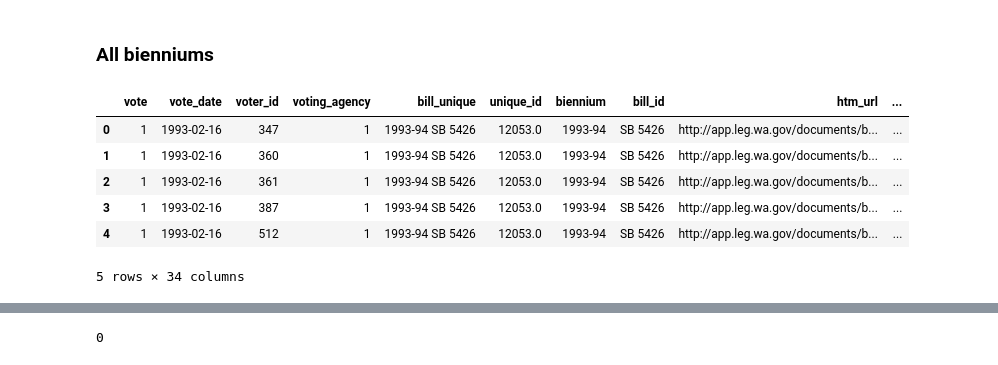
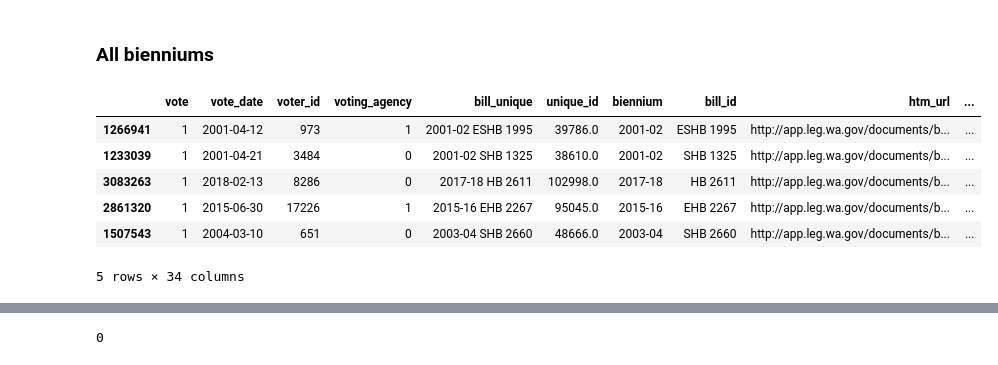
Before and after one commit to ekarboski/washington_state_legislation, a Jupyter notebook: modeling/Baseline_model.ipynb, the cells around one changed output, grey strips where cells are left out. Drawn from its saved outputs; the diff is of its cells as text; code cells hidden in the pictures.

```diff
--- a/modeling/Baseline_model.ipynb
+++ b/modeling/Baseline_model.ipynb
@@ -151,16 +157,16 @@ clean.head()
 # %% [markdown]
 ### All bienniums
 # %%
-sample = clean#.sample(n=300000)
+sample = clean.sample(n=500000)
 sample = sample[sample['vote'] <= 1]
 sample.head()
 # %% [output]
 |  | vote | vote_date | voter_id | voting_agency | bill_unique | unique_id | biennium | bill_id | htm_url | ... |
-| 0 | 1 | 1993-02-16 | 347 | 1 | 1993-94 SB 5426 | 12053.0 | 1993-94 | SB 5426 | http://app.leg.wa.gov/documents/b... | ... |
-| 1 | 1 | 1993-02-16 | 360 | 1 | 1993-94 SB 5426 | 12053.0 | 1993-94 | SB 5426 | http://app.leg.wa.gov/documents/b... | ... |
-| 2 | 1 | 1993-02-16 | 361 | 1 | 1993-94 SB 5426 | 12053.0 | 1993-94 | SB 5426 | http://app.leg.wa.gov/documents/b... | ... |
-| 3 | 1 | 1993-02-16 | 387 | 1 | 1993-94 SB 5426 | 12053.0 | 1993-94 | SB 5426 | http://app.leg.wa.gov/documents/b... | ... |
-| 4 | 1 | 1993-02-16 | 512 | 1 | 1993-94 SB 5426 | 12053.0 | 1993-94 | SB 5426 | http://app.leg.wa.gov/documents/b... | ... |
+| 1266941 | 1 | 2001-04-12 | 973 | 1 | 2001-02 ESHB 1995 | 39786.0 | 2001-02 | ESHB 1995 | http://app.leg.wa.gov/documents/b... | ... |
+| 1233039 | 1 | 2001-04-21 | 3484 | 0 | 2001-02 SHB 1325 | 38610.0 | 2001-02 | SHB 1325 | http://app.leg.wa.gov/documents/b... | ... |
+| 3083263 | 1 | 2018-02-13 | 8286 | 0 | 2017-18 HB 2611 | 102998.0 | 2017-18 | HB 2611 | http://app.leg.wa.gov/documents/b... | ... |
+| 2861320 | 1 | 2015-06-30 | 17226 | 1 | 2015-16 EHB 2267 | 95045.0 | 2015-16 | EHB 2267 | http://app.leg.wa.gov/documents/b... | ... |
+| 1507543 | 1 | 2004-03-10 | 651 | 0 | 2003-04 SHB 2660 | 48666.0 | 2003-04 | SHB 2660 | http://app.leg.wa.gov/documents/b... | ... |
 5 rows × 34 columns
 # %%
 sample_train = sample[sample['vote_date'] < '2017-07-01T00:00:00.000000000']
```
Also changed, not shown: parts of 7 cells of this notebook, 2 other files.
